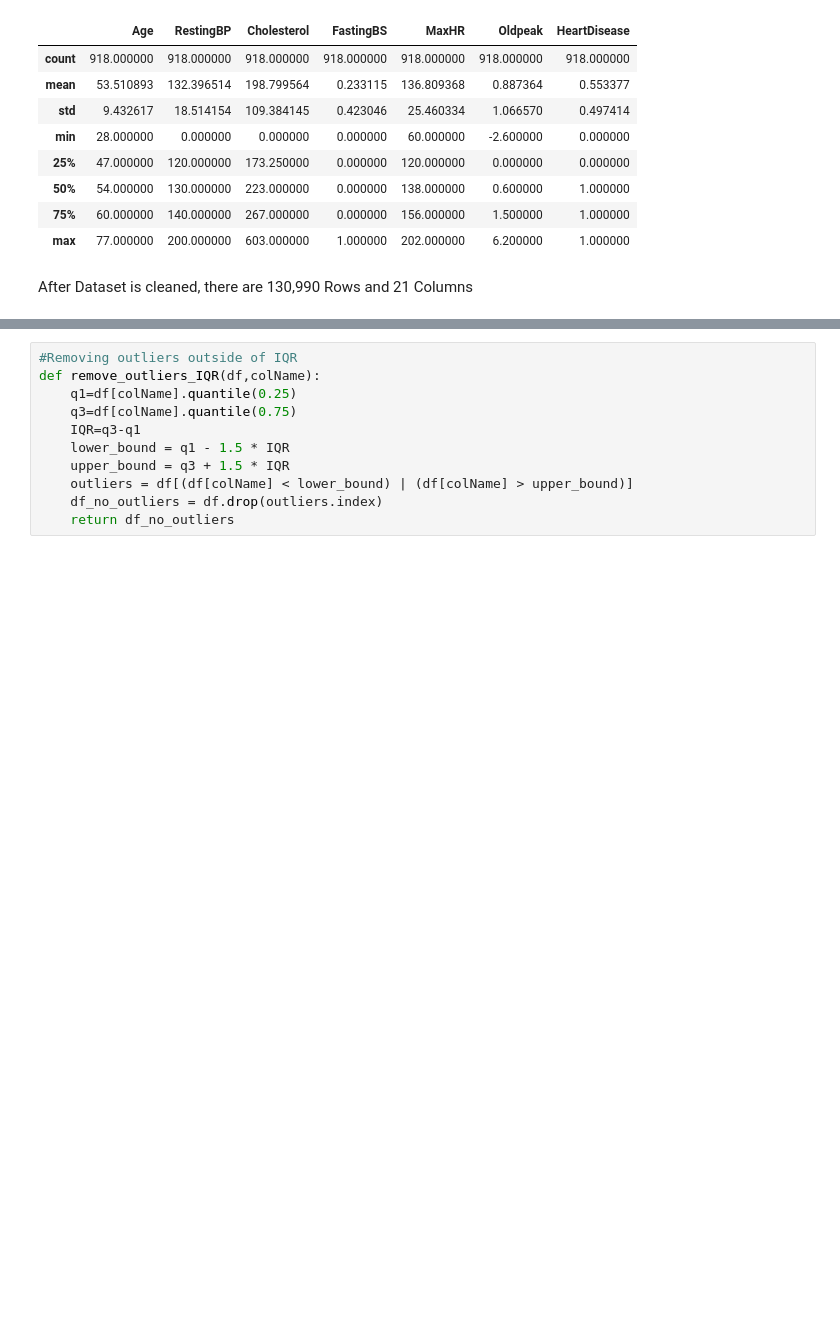
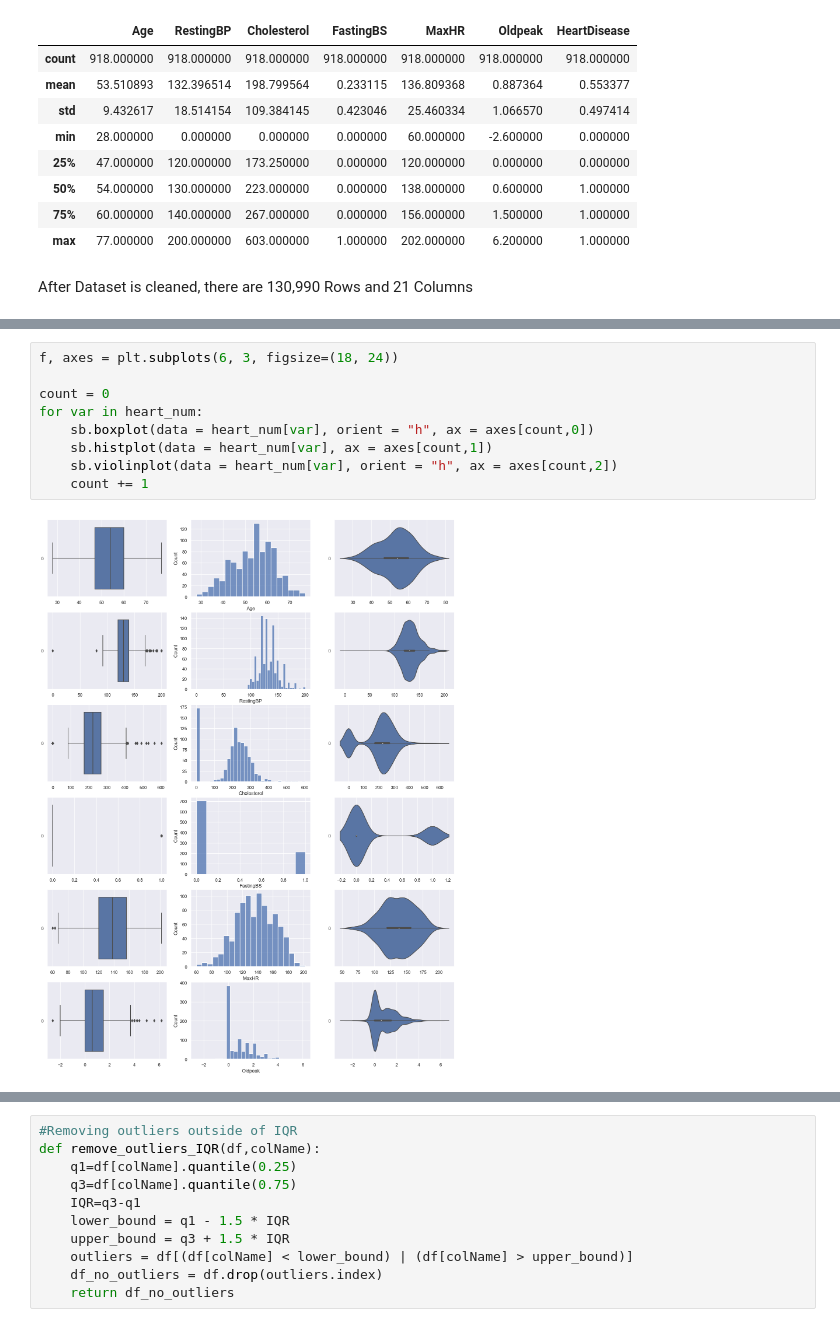
Before and after one commit to niclee1803/SC1015-Mini-Project, a Jupyter notebook: Assignment.ipynb, the cells around one changed output, grey strips where cells are left out. Drawn from its saved outputs; the diff is of its cells as text; blank space fills up the shorter version.

```diff
--- a/Assignment.ipynb
+++ b/Assignment.ipynb
@@ -147,0 +145,11 @@ Based on this box plot, we are able to see that the mean age for those who died
+# %%
+f, axes = plt.subplots(6, 3, figsize=(18, 24))
+
+count = 0
+for var in heart_num:
+    sb.boxplot(data = heart_num[var], orient = "h", ax = axes[count,0])
+    sb.histplot(data = heart_num[var], ax = axes[count,1])
+    sb.violinplot(data = heart_num[var], orient = "h", ax = axes[count,2])
+    count += 1
+# %% [output]
+[figure, added]
```
Also changed, not shown: parts of 12 cells of this notebook.
